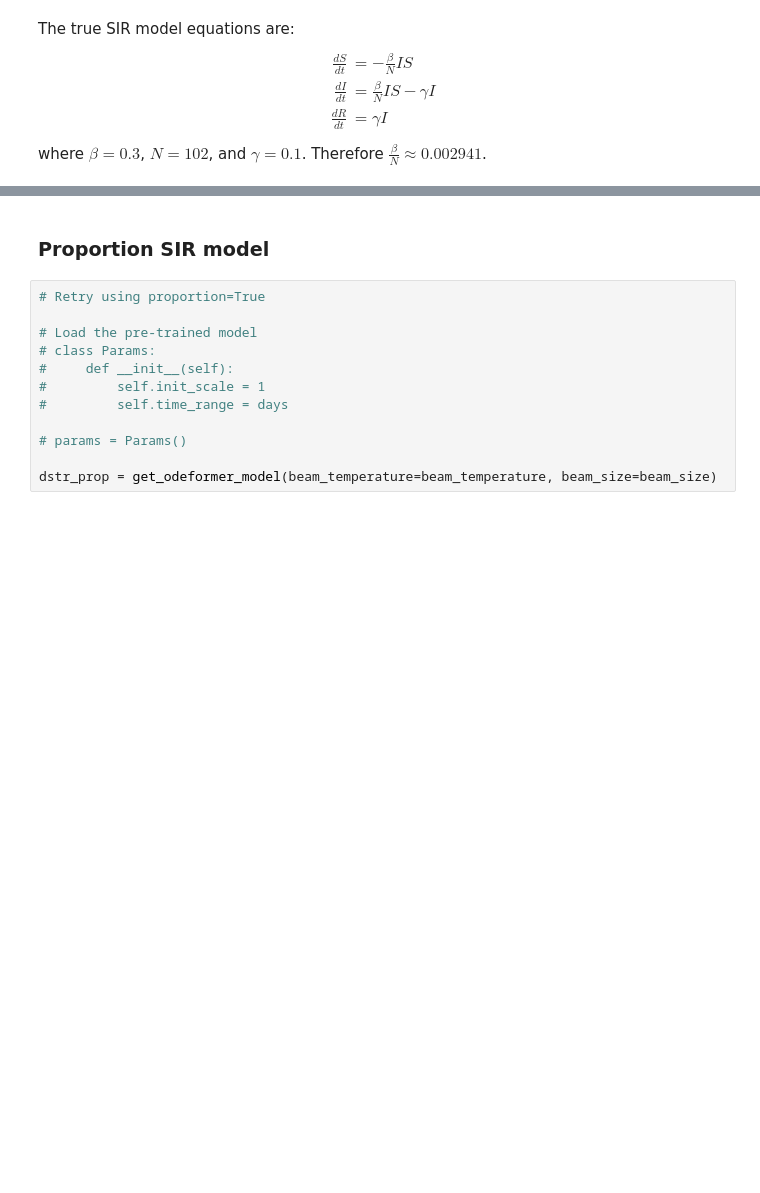
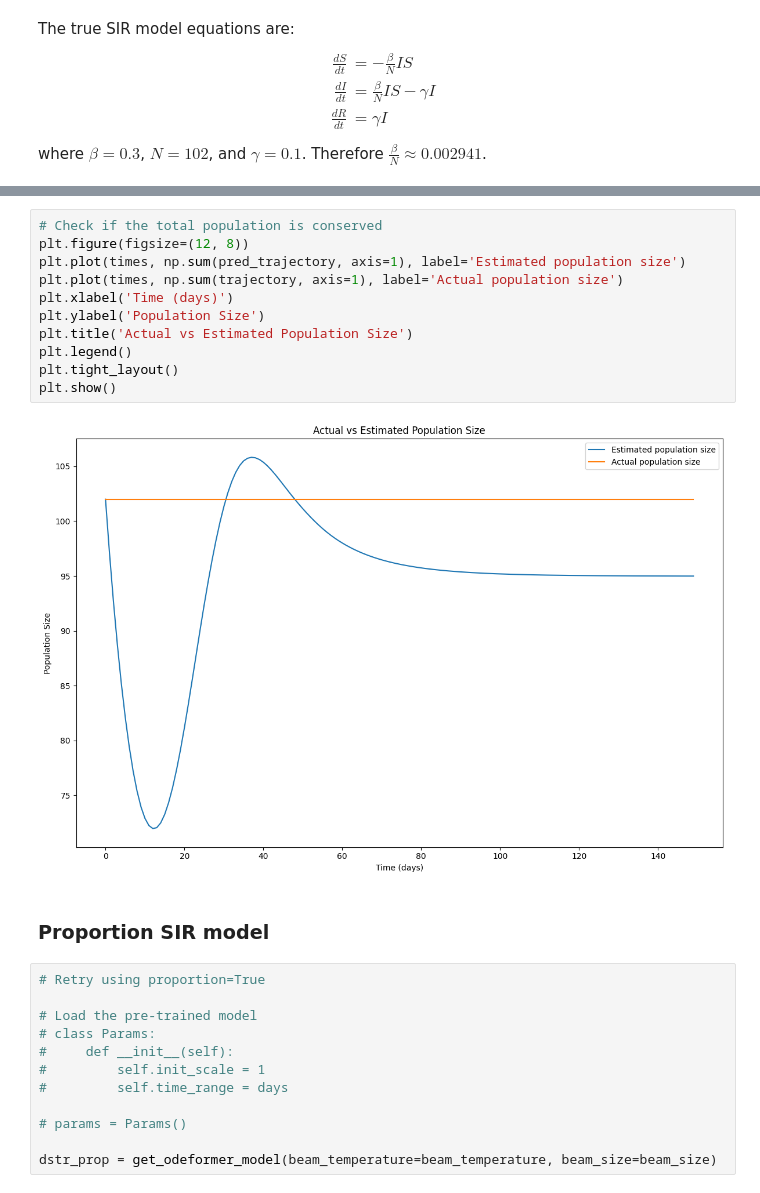
Before and after one commit to CassandraDurr/EpiDynaX, a Jupyter notebook: epidynax/odeformer_experiment_noise.ipynb, the cells around one changed output, grey strips where cells are left out. Drawn from its saved outputs; the diff is of its cells as text; blank space fills up the shorter version.

```diff
--- a/epidynax/odeformer_experiment_noise.ipynb
+++ b/epidynax/odeformer_experiment_noise.ipynb
@@ -90,3 +93,16 @@ fig.show()
+# %%
+# Check if the total population is conserved
+plt.figure(figsize=(12, 8))
+plt.plot(times, np.sum(pred_trajectory, axis=1), label='Estimated population size')
+plt.plot(times, np.sum(trajectory, axis=1), label='Actual population size')
+plt.xlabel('Time (days)')
+plt.ylabel('Population Size')
+plt.title('Actual vs Estimated Population Size')
+plt.legend()
+plt.tight_layout()
+plt.show()
+# %% [output]
+[figure, added]
 # %% [markdown]
 ### Proportion SIR model
 # %%
```
Also changed, not shown: parts of 10 cells of this notebook, 2 other files.
